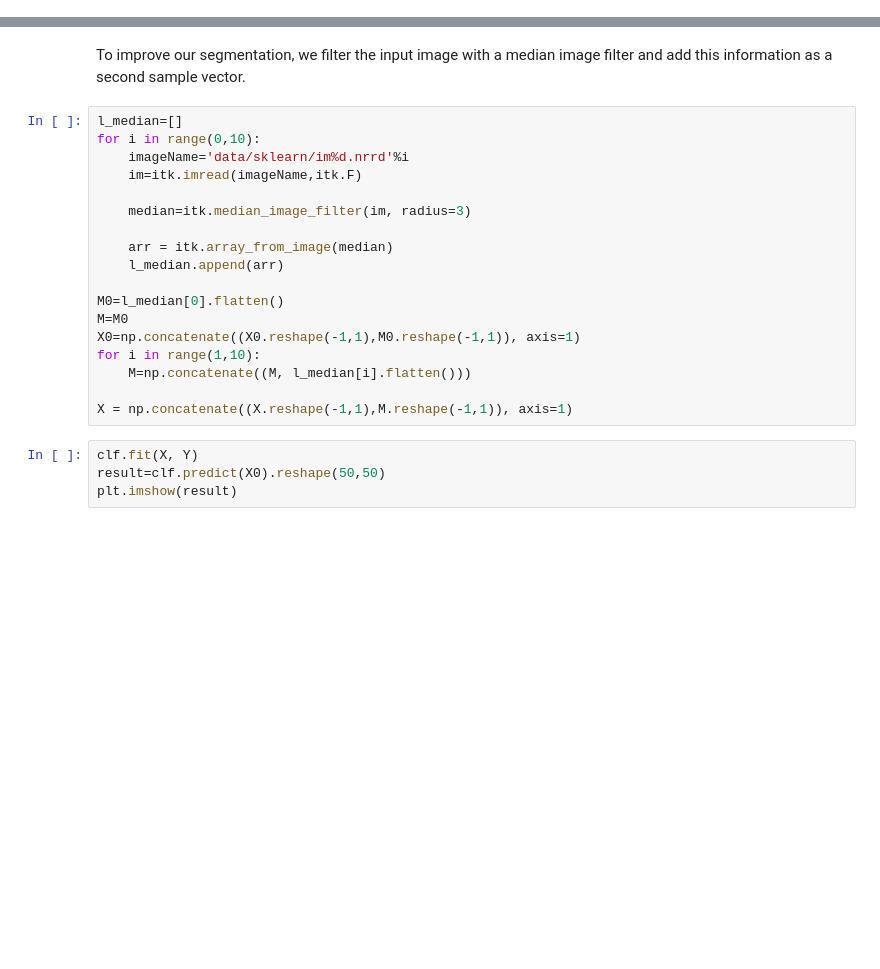
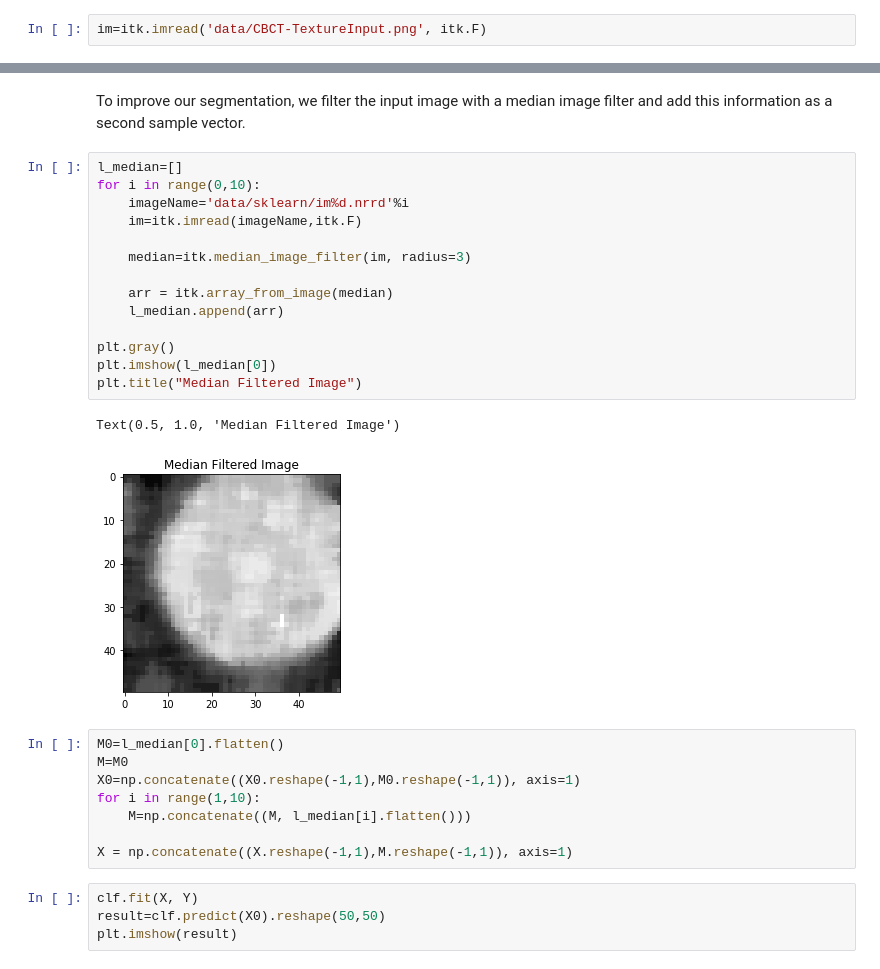
Before and after one commit to InsightSoftwareConsortium/ScientificImageAnalysisVisualizationAndArtificialIntelligenceCourse, a Jupyter notebook: 2_ITK_in_Python.ipynb, the cells around one changed output, grey strips where cells are left out. Drawn from its saved outputs; the diff is of its cells as text; blank space fills up the shorter version.

```diff
--- a/2_ITK_in_Python.ipynb
+++ b/2_ITK_in_Python.ipynb
@@ -75,6 +76,8 @@ Viewer(cmap='Grayscale', geometries=[], gradient_opacity=0.22, point_sets=[], re
 * Read an image with ITK
 * Apply a filter
 * Show both original image and filtered images with matplotlib
+# %%
+im=itk.imread('data/CBCT-TextureInput.png', itk.F)
 # %%
 # %load solutions/4_ITK_and_NumPy_answers_Exercise1.py
 # %% [markdown]
@@ -146,17 +149,24 @@ plt.imshow(result)
 [figure]
 # %% [markdown]
 To improve our segmentation, we filter the input image with a median image filter and add this information as a second sample vector.
+# %%
+l_median=[]
+for i in range(0,10):
+    imageName='data/sklearn/im%d.nrrd'%i
+    im=itk.imread(imageName,itk.F)
+
+    median=itk.median_image_filter(im, radius=3)
+
+    arr = itk.array_from_image(median)
+    l_median.append(arr)
+
+plt.gray()
+plt.imshow(l_median[0])
+plt.title("Median Filtered Image")
+# %% [output]
+Text(0.5, 1.0, 'Median Filtered Image')
+[figure, added]
 # %%
-l_median=[]
-for i in range(0,10):
-    imageName='data/sklearn/im%d.nrrd'%i
-    im=itk.imread(imageName,itk.F)
-
-    median=itk.median_image_filter(im, radius=3)
-
-    arr = itk.array_from_image(median)
-    l_median.append(arr)
-
 M0=l_median[0].flatten()
 M=M0
 X0=np.concatenate((X0.reshape(-1,1),M0.reshape(-1,1)), axis=1)
```
Also changed, not shown: parts of 30 cells of this notebook, 1 other file.
